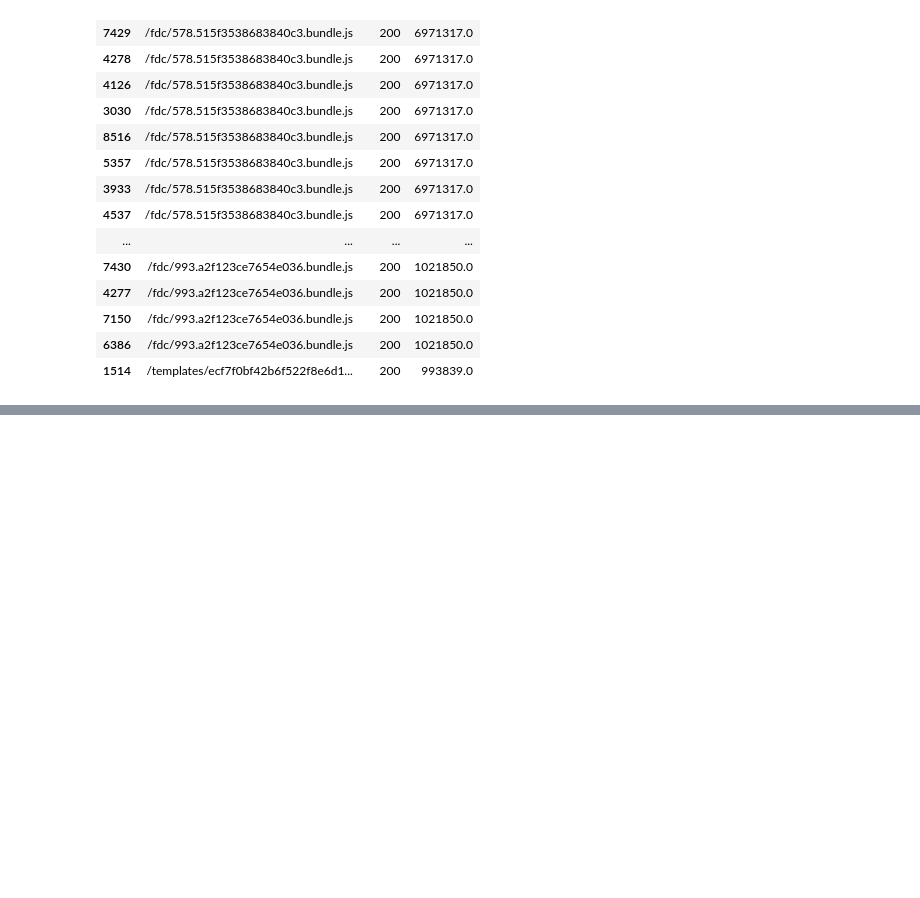
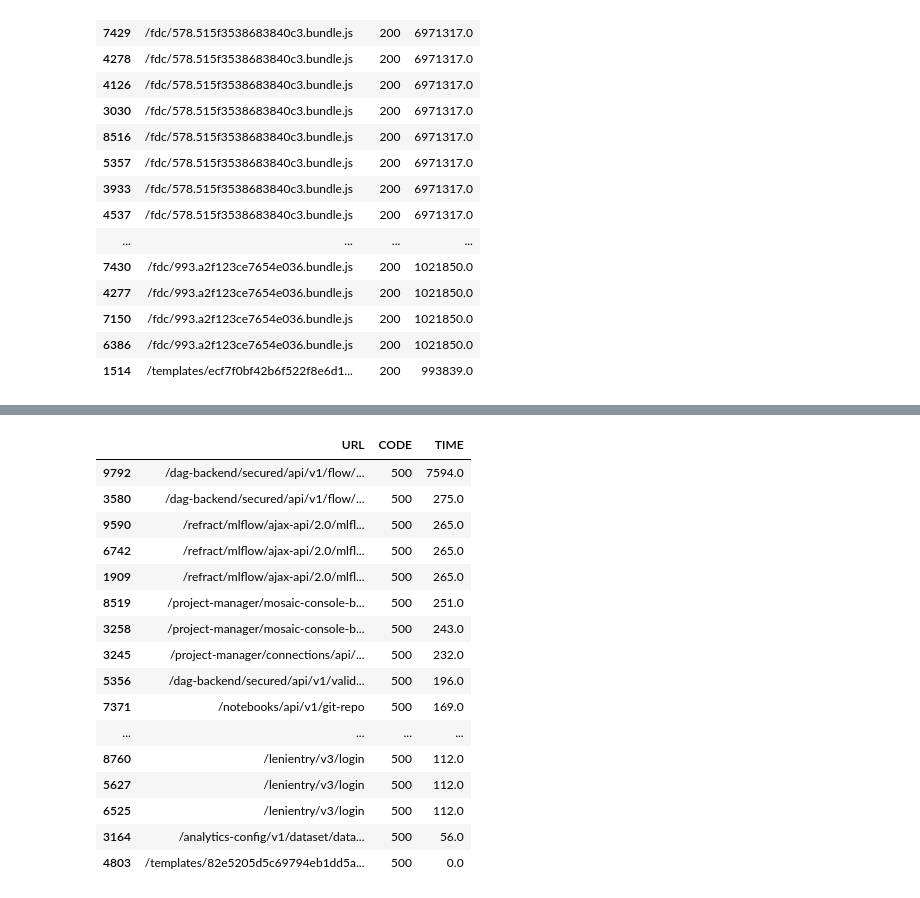
Before and after one commit to adkitteamolv/TestingRepo, a Jupyter notebook: Analysis/Gatekeeper_log.ipynb, the cells around one changed output, grey strips where cells are left out. Saved outputs shown, nothing was run; the diff lists cells and outputs as text; code cells hidden in the pictures; blank space fills up the shorter version.

```diff
--- a/Analysis/Gatekeeper_log.ipynb
+++ b/Analysis/Gatekeeper_log.ipynb
@@ -155,6 +155,6 @@ array(['/monitor-pipeline/vendors-node_modules_fosfor-design-system-react_dist_i
        '/templates/12519f11689e0543823c8fafd90d1d66/284f60cd-8e91-419d-85bd-42540c8db28f/Jupyterlab-3.9-cc2233a4-1b03-42ca-8c9a-185b464cdaee/lab/extensions/@jupyter-widgets/jupyterlab-manager/static/6 ...
       dtype=object)
 # %%
-df_fail = df[df["CODE"] == "500"]]
+df_fail = df[df["CODE"] == "500"]
 df_fail
 # %% [output]
@@ -161,0 +161,17 @@ SyntaxError: invalid syntax (<ipython-input-14-6d71f3934cc1>, line 1)
+|  | URL | CODE | TIME |
+| 9792 | /dag-backend/secured/api/v1/flow/... | 500 | 7594.0 |
+| 3580 | /dag-backend/secured/api/v1/flow/... | 500 | 275.0 |
+| 9590 | /refract/mlflow/ajax-api/2.0/mlfl... | 500 | 265.0 |
+| 6742 | /refract/mlflow/ajax-api/2.0/mlfl... | 500 | 265.0 |
+| 1909 | /refract/mlflow/ajax-api/2.0/mlfl... | 500 | 265.0 |
+| 8519 | /project-manager/mosaic-console-b... | 500 | 251.0 |
+| 3258 | /project-manager/mosaic-console-b... | 500 | 243.0 |
+| 3245 | /project-manager/connections/api/... | 500 | 232.0 |
+| 5356 | /dag-backend/secured/api/v1/valid... | 500 | 196.0 |
+| 7371 | /notebooks/api/v1/git-repo | 500 | 169.0 |
+| ... | ... | ... | ... |
+| 8760 | /lenientry/v3/login | 500 | 112.0 |
+| 5627 | /lenientry/v3/login | 500 | 112.0 |
+| 6525 | /lenientry/v3/login | 500 | 112.0 |
+| 3164 | /analytics-config/v1/dataset/data... | 500 | 56.0 |
+| 4803 | /templates/82e5205d5c69794eb1dd5a... | 500 | 0.0 |
```
Also changed, not shown: parts of 1 cell of this notebook.
